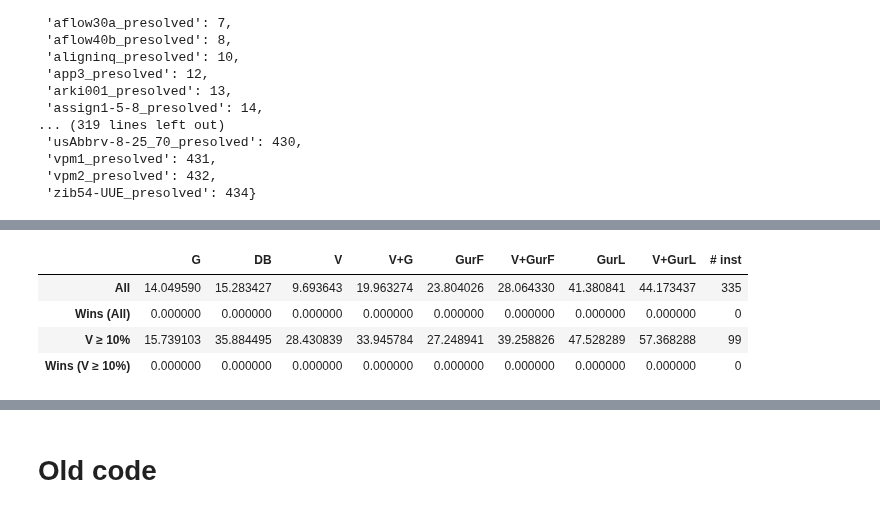
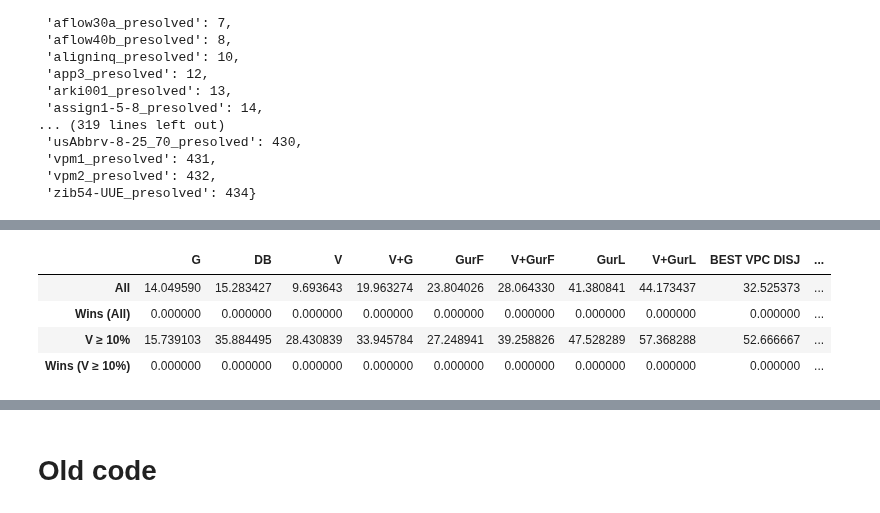
Before and after one commit to akazachk/vpc, a Jupyter notebook: plots/plots.ipynb, the cells around one changed output, grey strips where cells are left out. Cells and saved outputs as stored; diff of their text form; code cells hidden in the pictures.

```diff
--- a/plots/plots.ipynb
+++ b/plots/plots.ipynb
@@ -168,7 +170,11 @@ instances = df.index.levels[0]
 # tmp = df[col]
 # display(tmp)
 
-for col in df.columns:
-    if str(col).endswith("FIRST_CUT_PASS"):
-        print("{}".format(col))
+# for col in df.columns:
+#     if str(col).endswith("FIRST_CUT_PASS"):
+#         print("{}".format(col))
+
+# x = [1,2]
+# y = [3,4]
+# x + y
 # %% [output]
@@ -570,61 +571,39 @@ Name: 10teams_presolved, dtype: float64
 # %%
 ## Create avg_df = average gap closed across instances
-cols = [
-        'GMIC % GAP CLOSED',
-        'BEST DISJ % GAP CLOSED',
-        'VPC % GAP CLOSED',
-        'VPC+GMIC % GAP CLOSED',
-        'GurF',
-        'V+GurF',
-        'GurL',
-        'V+GurL',
+rownames = [
+        'All',
+        'Wins (All)',
+        'V ≥ 10%',
+        'Wins (V ≥ 10%)'
     ]
 
-ncols = len(cols)
-nrows = 4
+ncols = len(best_df.columns)
+nrows = len(rownames)
+
+col = best_df['V'].astype(float)
+good_vpc_df = best_df[col >= 10.]
 
 data = np.zeros((nrows, ncols), dtype=float)
-data[0,:] = [best_df[cols[i]].mean() for i in range(ncols)]
-data[2,:] = [good_vpc_df[cols[i]].mean() for i in range(ncols)]
+data[0,:] = [best_df[best_df.columns[i]].mean() for i in range(ncols)]
+data[2,:] = [good_vpc_df[best_df.columns[i]].mean() for i in range(ncols)]
 
 # display(best_df.head())
 avg_df = pd.DataFrame(
     data,
-    columns = cols,
-    index = [
-        'All',
-        'Wins (All)',
-        'V ≥ 10%',
-        'Wins (V ≥ 10%)'
-    ],
+    columns = best_df.columns,
+    index = rownames,
     dtype = float
 )
 
-col = best_df['VPC % GAP CLOSED'].astype(float)
-good_vpc_df = best_df[col >= 10.]
-
-# avg_df.iloc[0] = [best_df[avg_df.columns[i]].mean() for i in range(ncols)]
-# avg_df.iloc[1] = [good_vpc_df[avg_df.columns[i]].mean() for i in range(ncols)]
-
-avg_df.columns = [
-        'G',
-        'DB',
-        'V',
-        'V+G',
-        'GurF',
-        'V+GurF',
-        'GurL',
-        'V+GurL',
-    ]
 avg_df['# inst'] = [len(best_df), 0, len(good_vpc_df), 0]
 
 display(avg_df)
 # %% [output]
-|  | G | DB | V | V+G | GurF | V+GurF | GurL | V+GurL | # inst |
-| All | 14.049590 | 15.283427 | 9.693643 | 19.963274 | 23.804026 | 28.064330 | 41.380841 | 44.173437 | 335 |
-| Wins (All) | 0.000000 | 0.000000 | 0.000000 | 0.000000 | 0.000000 | 0.000000 | 0.000000 | 0.000000 | 0 |
-| V ≥ 10% | 15.739103 | 35.884495 | 28.430839 | 33.945784 | 27.248941 | 39.258826 | 47.528289 | 57.368288 | 99 |
-| Wins (V ≥ 10%) | 0.000000 | 0.000000 | 0.000000 | 0.000000 | 0.000000 | 0.000000 | 0.000000 | 0.000000 | 0 |
+|  | G | DB | V | V+G | GurF | V+GurF | GurL | V+GurL | BEST VPC DISJ | ... |
+| All | 14.049590 | 15.283427 | 9.693643 | 19.963274 | 23.804026 | 28.064330 | 41.380841 | 44.173437 | 32.525373 | ... |
+| Wins (All) | 0.000000 | 0.000000 | 0.000000 | 0.000000 | 0.000000 | 0.000000 | 0.000000 | 0.000000 | 0.000000 | ... |
+| V ≥ 10% | 15.739103 | 35.884495 | 28.430839 | 33.945784 | 27.248941 | 39.258826 | 47.528289 | 57.368288 | 52.666667 | ... |
+| Wins (V ≥ 10%) | 0.000000 | 0.000000 | 0.000000 | 0.000000 | 0.000000 | 0.000000 | 0.000000 | 0.000000 | 0.000000 | ... |
 # %%
 ## Create num wins df
 # x wins over y for an instance if x > y + EPS
```
Also changed, not shown: parts of 7 cells of this notebook.
